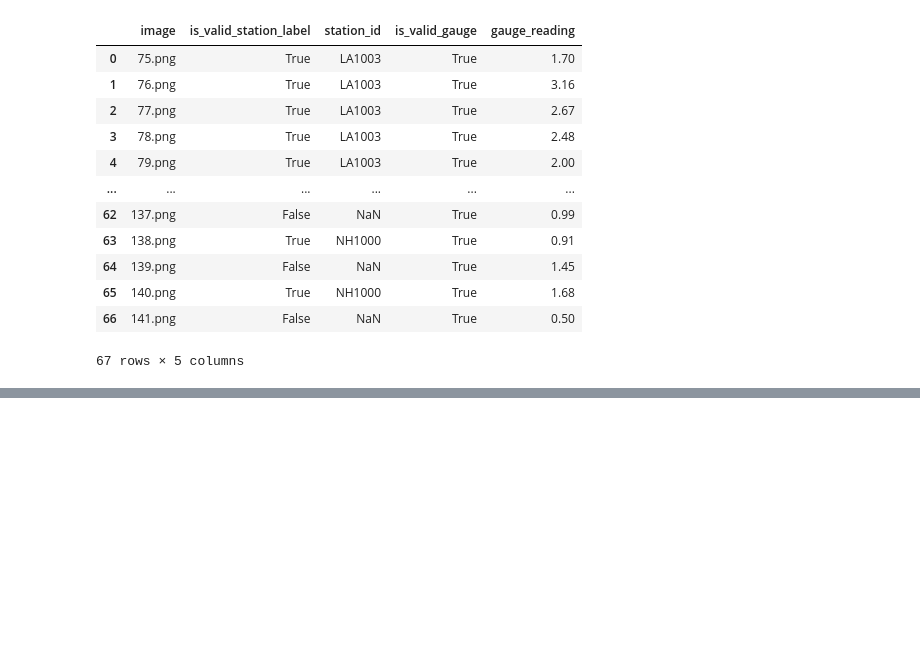
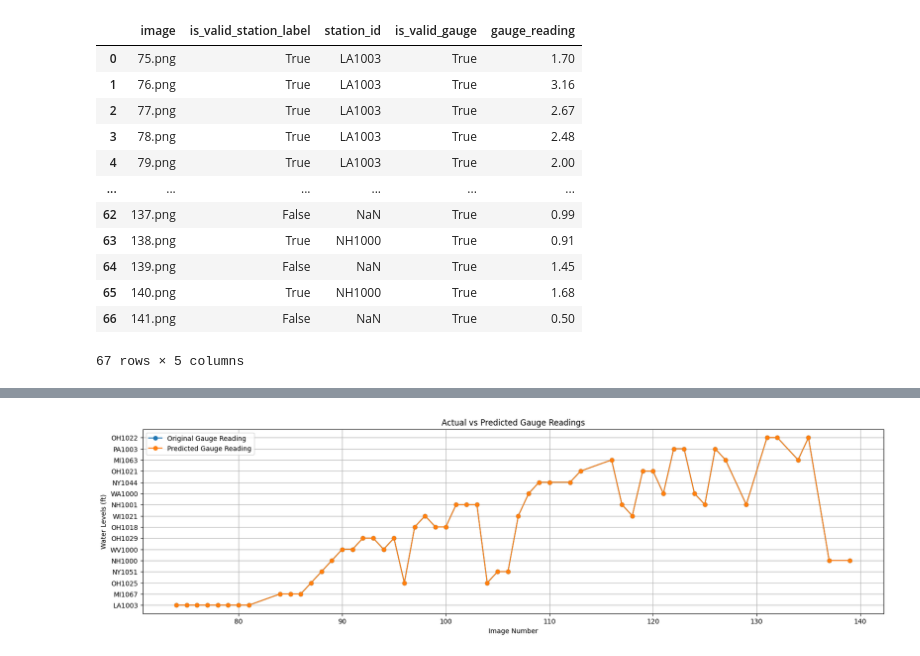
Before and after one commit to cslowry/CrowdHydrology, a Jupyter notebook: model/evaluation/evalutaion.ipynb, the cells around one changed output, grey strips where cells are left out. Cells and saved outputs as stored; diff of their text form; code cells hidden in the pictures; blank space fills up the shorter version.

```diff
--- a/model/evaluation/evalutaion.ipynb
+++ b/model/evaluation/evalutaion.ipynb
@@ -297,0 +354,18 @@ prediction_readings
+# %%
+plt.figure(figsize=(20, 5))
+plt.plot(df["predicted_station_id"], marker='o', label='Original Gauge Reading')
+plt.plot(df["Gauge ID"], marker='o', label="Predicted Gauge Reading")
+
+# x label in 5 interval
+# plt.xticks(range(0, len(original), 5), rotation=45)
+plt.legend()
+# 0.05 y interval  with min -3 and max 3.5
+# plt.ylim(-4, 3.5)
+plt.grid(True)
+plt.xlabel("Image Number")
+plt.ylabel("Water Levels (ft)")
+
+plt.title("Actual vs Predicted Gauge Readings")
+plt.show()
+# %% [output]
+[figure, added]
```
Also changed, not shown: parts of 7 cells of this notebook.
